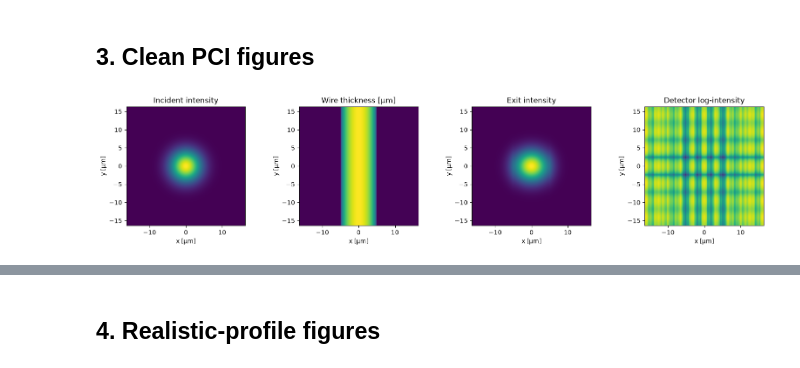
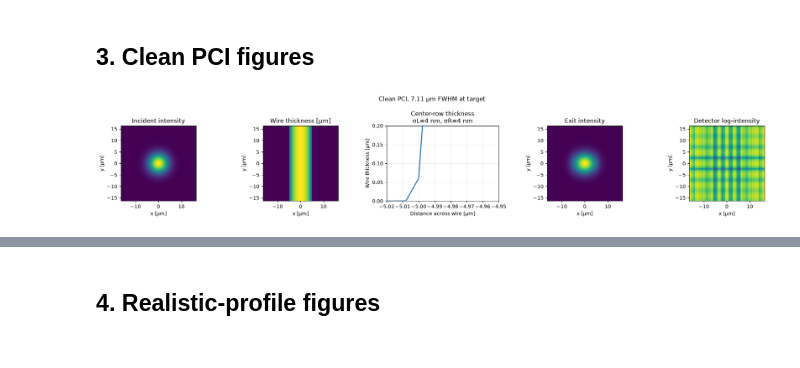
Before and after one commit to wenfe/PCI_Codebase, a Jupyter notebook: PCI_Codebase/SAXS_asymmetry/02_plot_and_save_figures.ipynb, the cells around one changed output, grey strips where cells are left out. Saved outputs shown, nothing was run; the diff lists cells and outputs as text; code cells hidden in the pictures.

Commit message:
NEW Refactor SigmaL + Offset Spacing+ q shift

```diff
--- a/PCI_Codebase/SAXS_asymmetry/02_plot_and_save_figures.ipynb
+++ b/PCI_Codebase/SAXS_asymmetry/02_plot_and_save_figures.ipynb
@@ -221,8 +347,10 @@ Clean SAXS figures: collimated_7p1um (41)
 # %%
 fig, axes = plt.subplots(1, 2, figsize=(15, 6))
 styles = {
-    "mark1300_7p1um": dict(color="tab:green", marker="s"),
-    "collimated_7p1um": dict(color="tab:purple", marker="D"),
+    "mark1300_7p11um": dict(color="tab:green", marker="s"),
+    "collimated_7p11um": dict(color="tab:purple", marker="D"),
+    "mark1300_6um": dict(color="tab:blue", marker="o"),
+    "collimated_6um": dict(color="tab:orange", marker="^"),
 }
 for case_name, case in clean_cases.items():
     table = np.loadtxt(case["table"])
@@ -246,6 +374,6 @@ axes[1].set(
 )
 axes[1].grid(alpha=0.25); axes[1].legend(fontsize=8)
 fig.tight_layout()
-save_figure(fig, SAXS_FIGURE_DIR / "SAXS_Mark1300_collimated_7p1um.png")
+save_figure(fig, SAXS_FIGURE_DIR / "SAXS_Mark1300_collimated_6um_7p11um.png")
 plt.show()
 # %% [output]
@@ -256,13 +384,13 @@ plt.show()
 METHODS_DIR = OUTPUT_DIR / "methods"
 METHODS_TABLE_DIR = METHODS_DIR / "tables"
 METHODS_FIGURE_DIR = METHODS_DIR / "figures"
-METHODS_MOVIE_DIR = METHODS_DIR / "movie" / "7p1um"
+METHODS_MOVIE_DIR = METHODS_DIR / "movie" / "7p11um"
 METHODS_FRAME_DIR = METHODS_MOVIE_DIR / "frames"
 METHODS_FIGURE_DIR.mkdir(parents=True, exist_ok=True)
 METHODS_FRAME_DIR.mkdir(parents=True, exist_ok=True)
 
 methods_profiles = np.load(require(PLOT_DATA_DIR / "methods_pointing_profiles.npz"))
-methods_table = np.loadtxt(require(METHODS_TABLE_DIR / "DivSAXS_asymmetry_Methods_7p1um.dat"))
+methods_table = np.loadtxt(require(METHODS_TABLE_DIR / "DivSAXS_asymmetry_Methods_7p11um.dat"))
 methods_offsets_um = methods_table[:, 0] / 1e3
 methods_fraction = methods_table[:, 1] / (methods_table[:, 1] + methods_table[:, 2])
 lingen_table = np.loadtxt(require(LINGEN_REFERENCE_PATH))
@@ -283,9 +411,9 @@ axes[0].set(
     xlim=(-0.3, 0.3), ylim=(1e-8, 5e-4), xlabel=r"Q$_x$ (1/nm)",
     ylabel="Normalized intensity", title="SAXS pointing scan: lineouts vs wire offset",
 )
-axes[0].grid(alpha=0.25); axes[0].legend(fontsize=6, ncol=2, title="wire offset / data")
+#axes[0].grid(alpha=0.25); axes[0].legend(fontsize=6, ncol=2, title="wire offset / data")
 axes[1].plot(methods_offsets_um, methods_fraction, "o-", color=rofl.b(), lw=2,
-             label="This Methods reduction (7.1 µm)")
+             label="This Methods reduction (7.11 µm)")
 axes[1].plot(lingen_offsets_um, lingen_fraction, "s--", ms=3, color=rofl.o(),
              label="Lingen reference (6 µm)")
 axes[1].plot(erik["offsets_um"], erik["left_fraction"], "-", color=rofl.g(), label="Erik (collimated)")
@@ -326,5 +467,6 @@ plt.show()
 # %%
-gallery_offsets_um = np.arange(-10.0, 10.0 + 0.25, 0.5)
+# Use every offset generated by notebook 01 on its regular 0.48 um grid.
+gallery_offsets_um = np.asarray(methods_profiles["offsets_um"], dtype=float)
 gif_frames = []
 pci_half_width_um = N_GRID * PIXEL_SIZE / (2 * PCI.um)
 q_half_width = float(np.abs(Q_AXIS).max())
@@ -372,25 +514,53 @@ Methods gallery: c:\Users\feng48\Downloads\PCI_Codebase\PCI_Codebase\SAXS_asymme
 ## 3. Clean PCI figures
 # %%
 CLEAN_PCI_DIR = OUTPUT_DIR / "clean_pci"
-fields = np.load(require(PLOT_DATA_DIR / "clean_pci_fields.npz"))
-detector_intensity = load_tiff(CLEAN_PCI_DIR / "clean_pci_detector_intensity.tif")
-extent_um = fields["extent_um"]
-fig, axes = plt.subplots(1, 4, figsize=(16, 3.6))
-axes[0].imshow(fields["incident_intensity"], extent=extent_um, origin="lower")
-axes[0].set_title("Incident intensity")
-axes[1].imshow(fields["thickness_um"], extent=extent_um, origin="lower")
-axes[1].set_title("Wire thickness [µm]")
-axes[2].imshow(fields["exit_intensity"], extent=extent_um, origin="lower")
-axes[2].set_title("Exit intensity")
-axes[3].imshow(
-    np.log10(detector_intensity + detector_intensity.max() * 1e-8),
-    extent=extent_um, origin="lower",
-)
-axes[3].set_title("Detector log-intensity")
-for axis in axes:
-    axis.set_xlabel("x [µm]"); axis.set_ylabel("y [µm]")
-fig.tight_layout()
-save_figure(fig, CLEAN_PCI_DIR / "clean_pci_field_overview.png")
-plt.show()
+clean_pci_field_cases = {
+    "7p11um": {
+        "fwhm_um": 7.11,
+        "fields": PLOT_DATA_DIR / "clean_pci_fields.npz",
+        "detector": CLEAN_PCI_DIR / "clean_pci_detector_intensity.tif",
+        "figure": CLEAN_PCI_DIR / "clean_pci_field_overview.png",
+    },
+    "6um": {
+        "fwhm_um": 6.0,
+        "fields": PLOT_DATA_DIR / "clean_pci_fields_6um.npz",
+        "detector": CLEAN_PCI_DIR / "clean_pci_detector_intensity_6um.tif",
+        "figure": CLEAN_PCI_DIR / "clean_pci_field_overview_6um.png",
+    },
+}
+for case in clean_pci_field_cases.values():
+    with np.load(require(case["fields"])) as fields:
+        detector_intensity = load_tiff(require(case["detector"]))
+        extent_um = fields["extent_um"]
+        thickness_um = fields["thickness_um"]
+        thickness_profile_um = thickness_um[thickness_um.shape[0] // 2] # field["thickness_um"] is 2D array, thickness_um.shape[0] gives the number of rows
+        fig, axes = plt.subplots(1, 5, figsize=(20, 3.6))
+        axes[0].imshow(fields["incident_intensity"], extent=extent_um, origin="lower")
+        axes[0].set_title("Incident intensity")
+        axes[1].imshow(thickness_um, extent=extent_um, origin="lower")
+        axes[1].set_title("Wire thickness [µm]")
+        axes[2].plot(SAMPLE_AXIS_UM, thickness_profile_um, color="tab:blue", lw=2)
+        axes[2].set(
+            xlabel="Distance across wire [µm]", ylabel="Wire thickness [µm]",
+            title=(f"Center-row thickness\n"
+                   f"σL={WIRE_SIGMA_LEFT_NM:g} nm, σR={WIRE_SIGMA_RIGHT_NM:g} nm"),
+            xlim=(-5.02, -4.95),
+            ylim=(0, 0.2),
+        )
+        axes[2].set_ylim(bottom=0)
+        axes[2].grid(alpha=0.25)
+        axes[3].imshow(fields["exit_intensity"], extent=extent_um, origin="lower")
+        axes[3].set_title("Exit intensity")
+        axes[4].imshow(
+            np.log10(detector_intensity + detector_intensity.max() * 1e-8),
+            extent=extent_um, origin="lower",
+        )
+        axes[4].set_title("Detector log-intensity")
+        for axis in (axes[0], axes[1], axes[3], axes[4]):
+            axis.set_xlabel("x [µm]"); axis.set_ylabel("y [µm]")
+        fig.suptitle(f"Clean PCI, {case['fwhm_um']:g} µm FWHM at target")
+        fig.tight_layout()
+        save_figure(fig, case["figure"])
+        plt.show()
 # %% [output]
-[figure, old version]
+[figure, new version]
```
Also changed, not shown: parts of 17 cells of this notebook, 9 other files.
